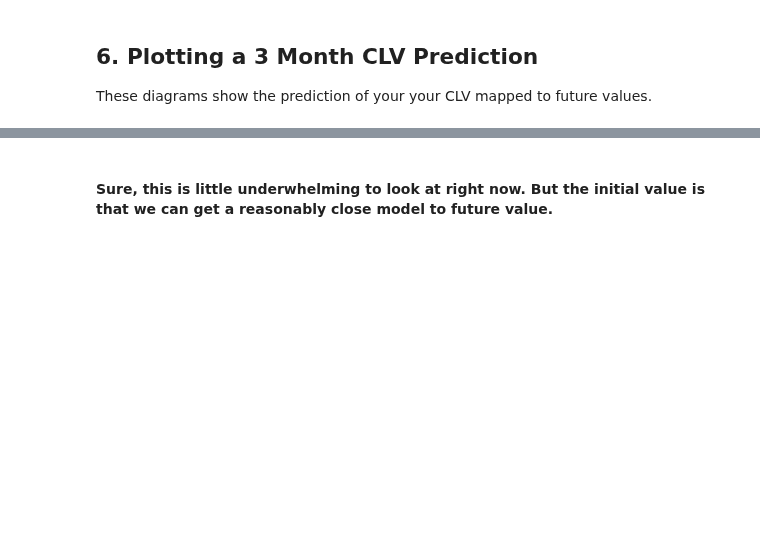
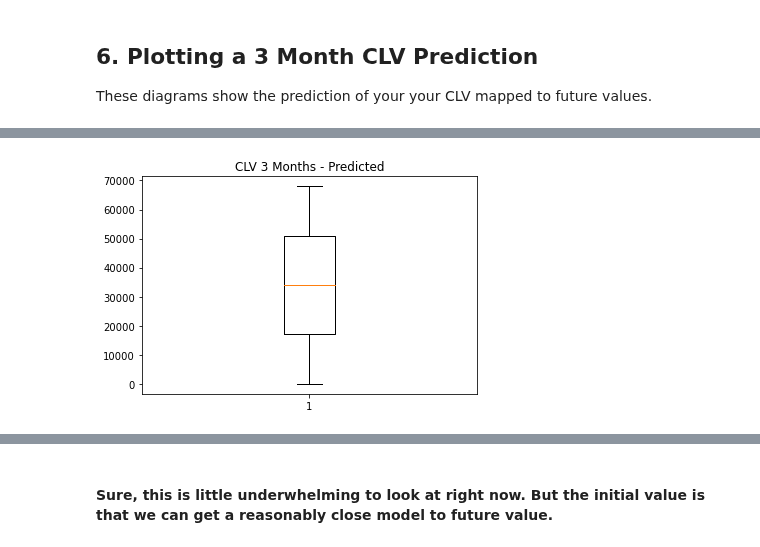
Before and after one commit to reediredale/institute-of-data, a Jupyter notebook: projects/Project-2-Predicting-CLV/Reject Shop CLV 3 Month Prediction.ipynb, the cells around one changed output, grey strips where cells are left out. Cells and saved outputs as stored; diff of their text form; code cells hidden in the pictures; blank space fills up the shorter version.

```diff
--- a/projects/Project-2-Predicting-CLV/Reject Shop CLV 3 Month Prediction.ipynb
+++ b/projects/Project-2-Predicting-CLV/Reject Shop CLV 3 Month Prediction.ipynb
@@ -733,17 +730,22 @@ plt.show()
 # %%
 # plt.figure(figsize=(20,10))
 
 # plt.scatter(y_train, train_pred)
 # plt.plot([0, max(y_train)], [0, max(train_pred)], color='gray', lw=1, linestyle='--')
 # plt.xlabel('Actual')
 # plt.ylabel('Predicted 3 Month CLV')
 # plt.title('In-Sample Actual vs. Predicted')
 # plt.grid()
 # plt.show()
 
 
-# data = [0, max(y_train)]
-# fig1, ax1 = plt.subplots()
-# ax1.set_title('CLV 3 Months - Predicted')
-# ax1.boxplot(data, showfliers=False)
+data = [0, max(y_train)]
+fig1, ax1 = plt.subplots()
+
+ax1.set_title('CLV 3 Months - Predicted')
+ax1.boxplot(data, showfliers=False)
+
+plt.savefig('3-month-clv-prediction.png')
+# %% [output]
+[figure, added]
 # %%
```
Also changed, not shown: parts of 9 cells of this notebook, 9 other files.
